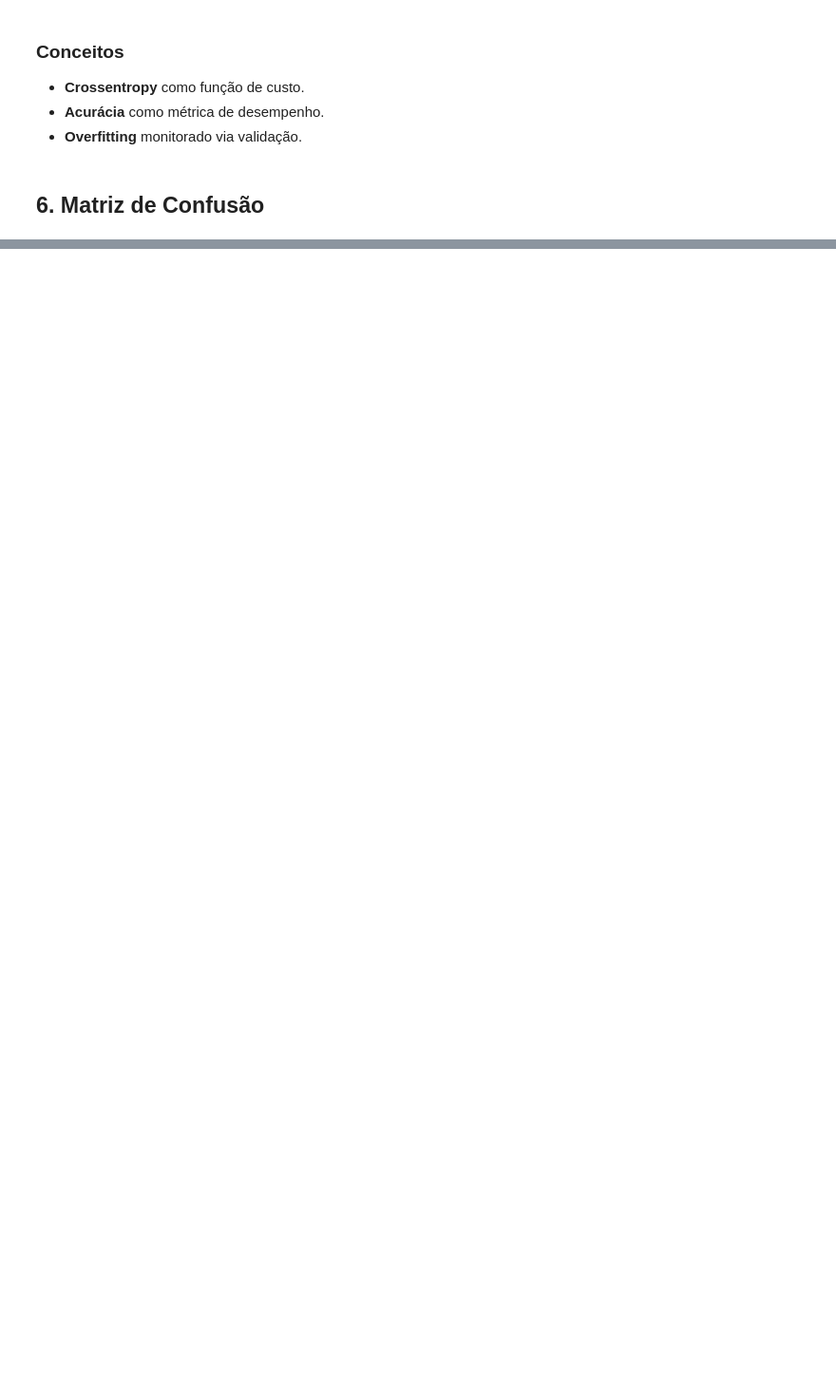
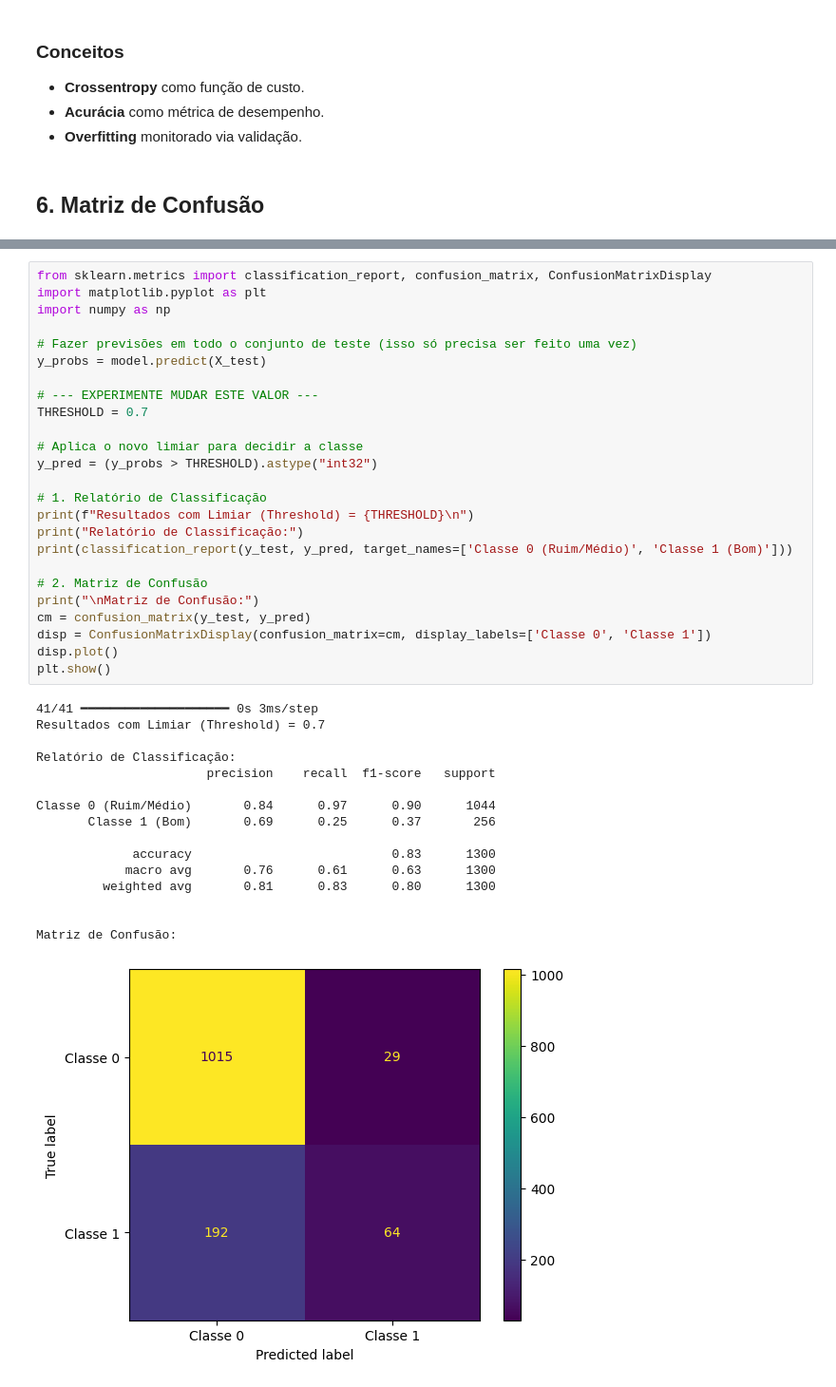
Before and after one commit to cadusouza2001/vinho, a Jupyter notebook: wine_quality_nn.ipynb, the cells around one changed output, grey strips where cells are left out. Shown: that part at 95% size. Cells and saved outputs as stored; diff of their text form; blank space fills up the shorter version.

```diff
--- a/wine_quality_nn.ipynb
+++ b/wine_quality_nn.ipynb
@@ -147,0 +390,42 @@ for i in range(5):
+# %%
+from sklearn.metrics import classification_report, confusion_matrix, ConfusionMatrixDisplay
+import matplotlib.pyplot as plt
+import numpy as np
+
+# Fazer previsões em todo o conjunto de teste (isso só precisa ser feito uma vez)
+y_probs = model.predict(X_test)
+
+# --- EXPERIMENTE MUDAR ESTE VALOR ---
+THRESHOLD = 0.7
+
+# Aplica o novo limiar para decidir a classe
+y_pred = (y_probs > THRESHOLD).astype("int32")
+
+# 1. Relatório de Classificação
+print(f"Resultados com Limiar (Threshold) = {THRESHOLD}\n")
+print("Relatório de Classificação:")
+print(classification_report(y_test, y_pred, target_names=['Classe 0 (Ruim/Médio)', 'Classe 1 (Bom)']))
+
+# 2. Matriz de Confusão
+print("\nMatriz de Confusão:")
+cm = confusion_matrix(y_test, y_pred)
+disp = ConfusionMatrixDisplay(confusion_matrix=cm, display_labels=['Classe 0', 'Classe 1'])
+disp.plot()
+plt.show()
+# %% [output]
+41/41 ━━━━━━━━━━━━━━━━━━━━ 0s 3ms/step
+Resultados com Limiar (Threshold) = 0.7
+
+Relatório de Classificação:
+                       precision    recall  f1-score   support
+
+Classe 0 (Ruim/Médio)       0.84      0.97      0.90      1044
+       Classe 1 (Bom)       0.69      0.25      0.37       256
+
+             accuracy                           0.83      1300
+            macro avg       0.76      0.61      0.63      1300
+         weighted avg       0.81      0.83      0.80      1300
+
+
+Matriz de Confusão:
+[figure, added]
```
Also changed, not shown: parts of 22 cells of this notebook, 1 other file.
